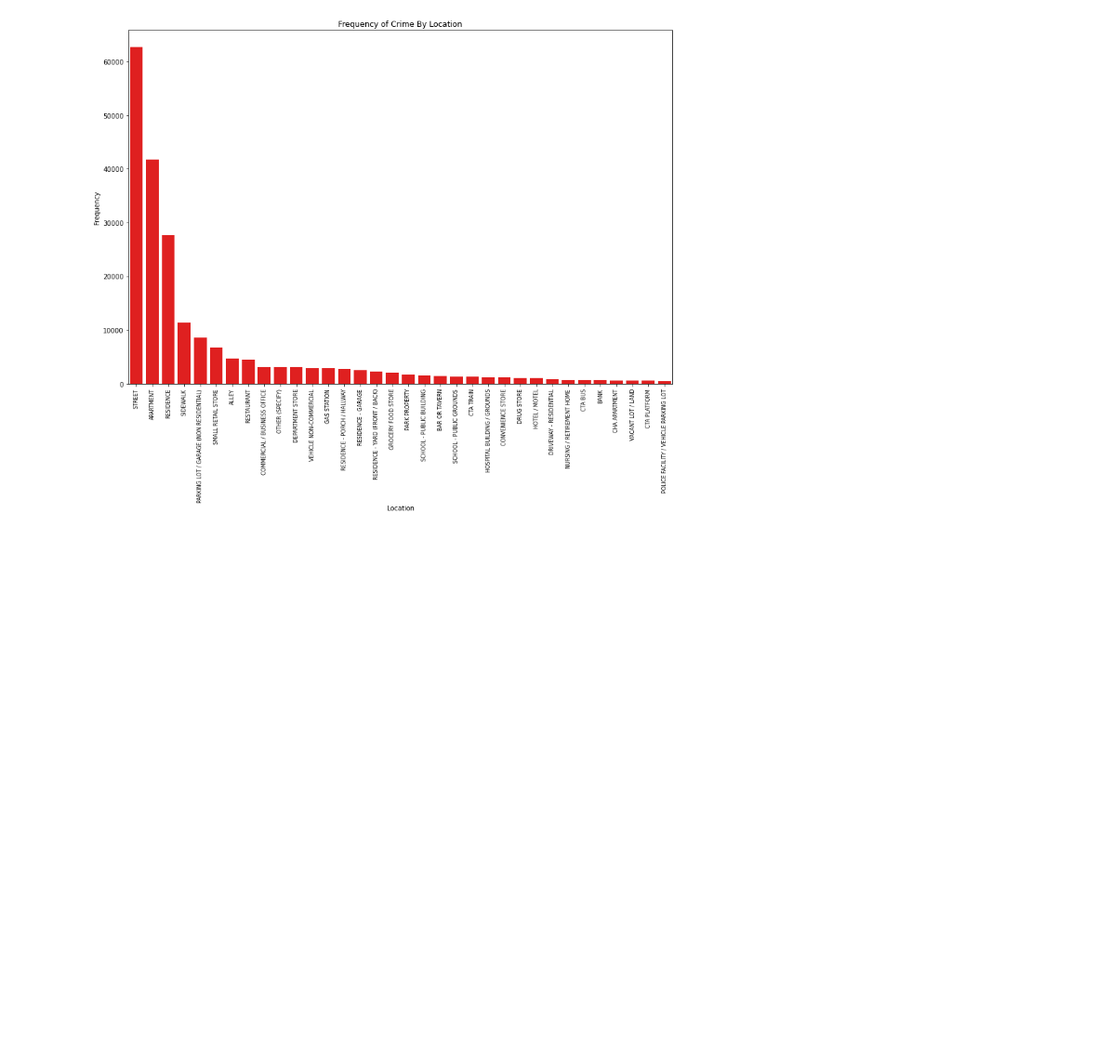
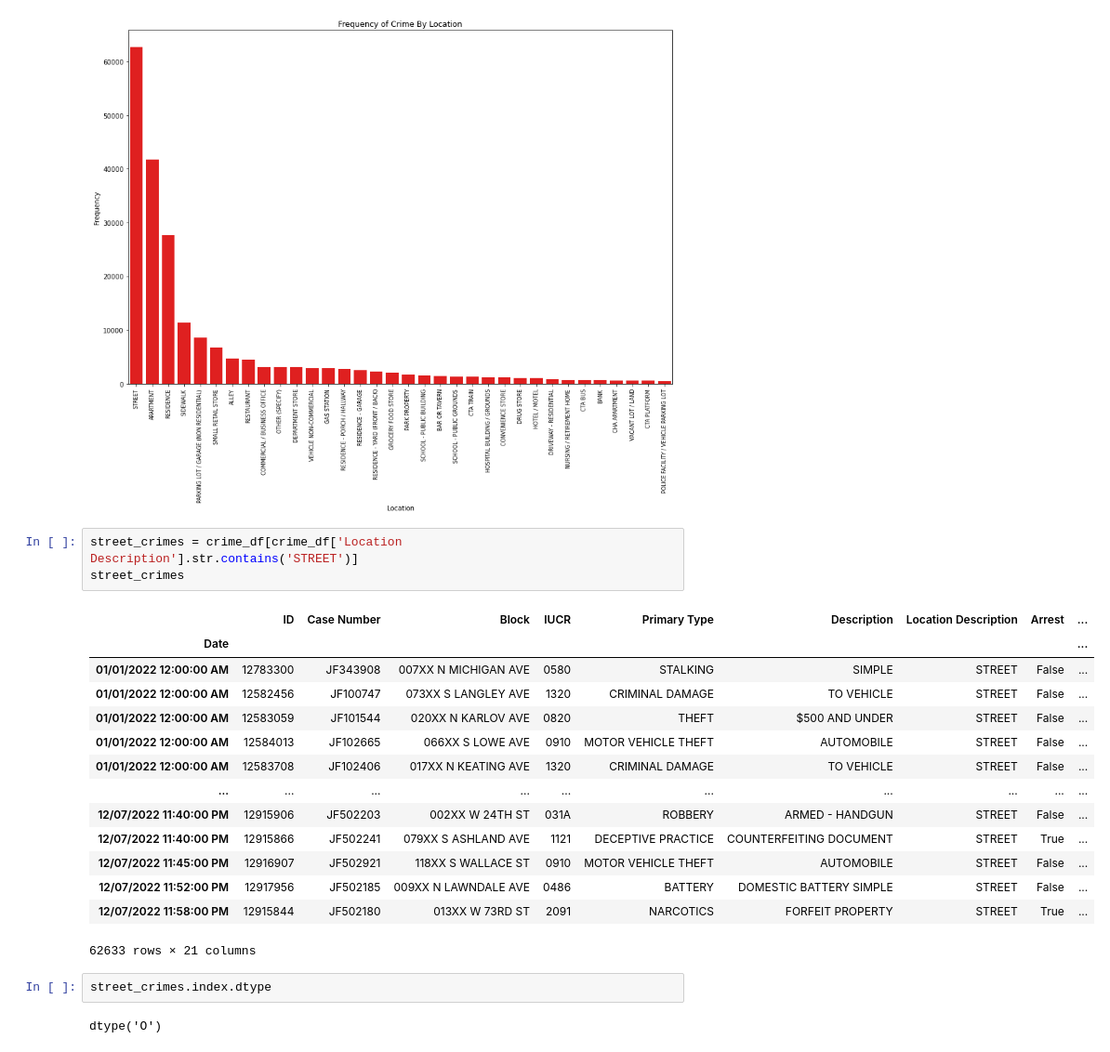
Before and after one commit to amudd10/Chicago-Crime-Analysis, a Jupyter notebook: Chi_crime2022.ipynb, the cells around one changed output. Shown: that part at 93% size. Saved outputs shown, nothing was run; the diff lists cells and outputs as text; blank space fills up the shorter version.

```diff
--- a/Chi_crime2022.ipynb
+++ b/Chi_crime2022.ipynb
@@ -190,3 +190,25 @@ plt.ylabel('Frequency')
 plt.show()
 # %% [output]
 [figure]
+# %%
+street_crimes = crime_df[crime_df['Location Description'].str.contains('STREET')]
+street_crimes
+# %% [output]
+|  | ID | Case Number | Block | IUCR | Primary Type | Description | Location Description | Arrest | ... |
+| Date |  |  |  |  |  |  |  |  | ... |
+| 01/01/2022 12:00:00 AM | 12783300 | JF343908 | 007XX N MICHIGAN AVE | 0580 | STALKING | SIMPLE | STREET | False | ... |
+| 01/01/2022 12:00:00 AM | 12582456 | JF100747 | 073XX S LANGLEY AVE | 1320 | CRIMINAL DAMAGE | TO VEHICLE | STREET | False | ... |
+| 01/01/2022 12:00:00 AM | 12583059 | JF101544 | 020XX N KARLOV AVE | 0820 | THEFT | $500 AND UNDER | STREET | False | ... |
+| 01/01/2022 12:00:00 AM | 12584013 | JF102665 | 066XX S LOWE AVE | 0910 | MOTOR VEHICLE THEFT | AUTOMOBILE | STREET | False | ... |
+| 01/01/2022 12:00:00 AM | 12583708 | JF102406 | 017XX N KEATING AVE | 1320 | CRIMINAL DAMAGE | TO VEHICLE | STREET | False | ... |
+| ... | ... | ... | ... | ... | ... | ... | ... | ... | ... |
+| 12/07/2022 11:40:00 PM | 12915906 | JF502203 | 002XX W 24TH ST | 031A | ROBBERY | ARMED - HANDGUN | STREET | False | ... |
+| 12/07/2022 11:40:00 PM | 12915866 | JF502241 | 079XX S ASHLAND AVE | 1121 | DECEPTIVE PRACTICE | COUNTERFEITING DOCUMENT | STREET | True | ... |
+| 12/07/2022 11:45:00 PM | 12916907 | JF502921 | 118XX S WALLACE ST | 0910 | MOTOR VEHICLE THEFT | AUTOMOBILE | STREET | False | ... |
+| 12/07/2022 11:52:00 PM | 12917956 | JF502185 | 009XX N LAWNDALE AVE | 0486 | BATTERY | DOMESTIC BATTERY SIMPLE | STREET | False | ... |
+| 12/07/2022 11:58:00 PM | 12915844 | JF502180 | 013XX W 73RD ST | 2091 | NARCOTICS | FORFEIT PROPERTY | STREET | True | ... |
+62633 rows × 21 columns
+# %%
+street_crimes.index.dtype
+# %% [output]
+dtype('O')
```
Also changed, not shown: parts of 3 cells of this notebook.
